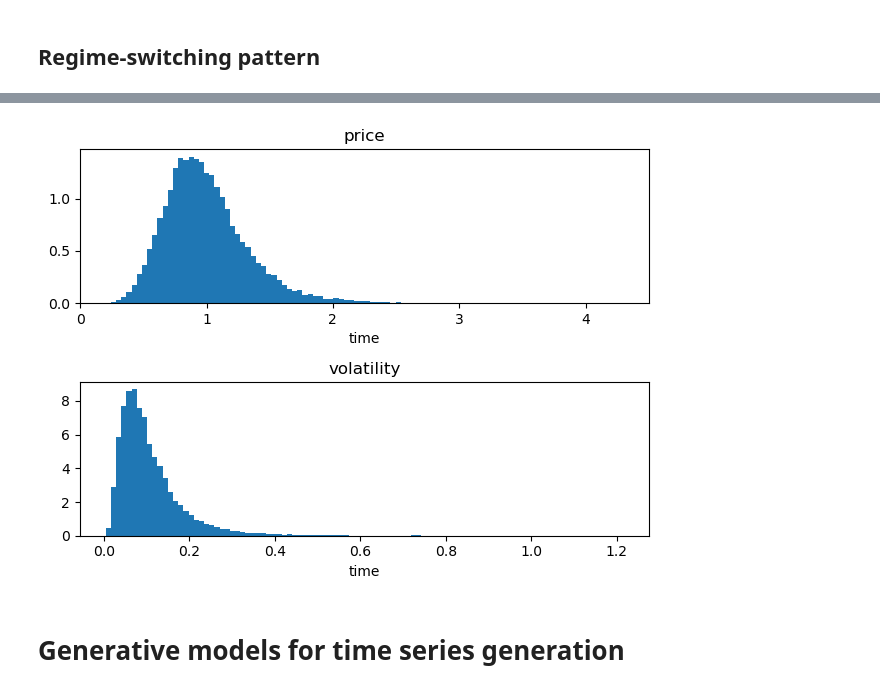
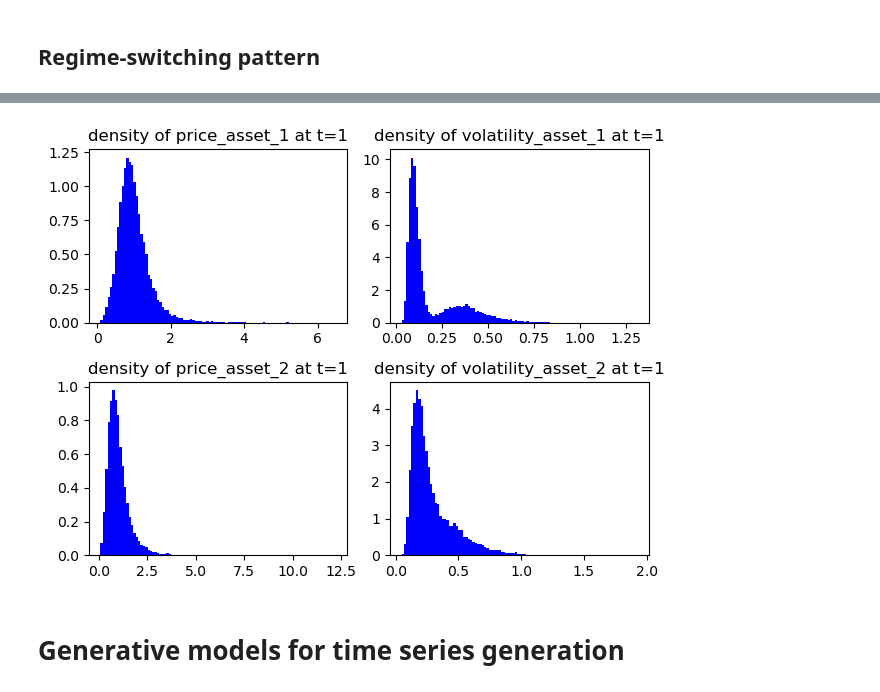
Before and after one commit to tjj0502/hackathon_starting_kit, a Jupyter notebook: example_pipeline.ipynb, the cells around one changed output, grey strips where cells are left out. Cells and saved outputs as stored; diff of their text form; code cells hidden in the pictures.

```diff
--- a/example_pipeline.ipynb
+++ b/example_pipeline.ipynb
@@ -71,16 +79,21 @@ tensor([1.3749, 1.3465, 0.5832, 1.0079, 2.5363, 0.6480, 1.5063, 0.8924, 0.7733,
 # %%
-#fig = plt.figure(layout='constrained', figsize=(10, 4))
-fig, axs = plt.subplots(2)
-y_label = ['price', 'volatility']
+fig, axs = plt.subplots(2, 2)
+y_label1 = ['density of price_asset_1 at t=1', 'density of volatility_asset_1 at t=1']
 
 for i in range(2):
-    axs[i].hist(data[:,-1, i].cpu(), bins = 100, density = True)
-    axs[i].set_title(y_label[i])
-    axs[i].set_xlabel('time')
+    axs[0, i].hist(data[:,-1, i].cpu(), bins = 100, color = 'blue', density = True)
+    axs[0, i].set_title(y_label1[i])
+#     axs[0, i].set_xlabel('time')
+
+y_label2 = ['density of price_asset_2 at t=1', 'density of volatility_asset_2 at t=1']
+
+for i in range(2):
+    axs[1,i].hist(data[:,-1, 2+i].cpu(), bins = 100, color = 'blue', density = True)
+    axs[1,i].set_title(y_label2[i])
 fig.tight_layout()
 plt.show()
 # %% [output]
-[figure, old version]
+[figure, new version]
 # %% [markdown]
 # Generative models for time series generation
 # %%
```
Also changed, not shown: parts of 5 cells of this notebook, 2 other files.
